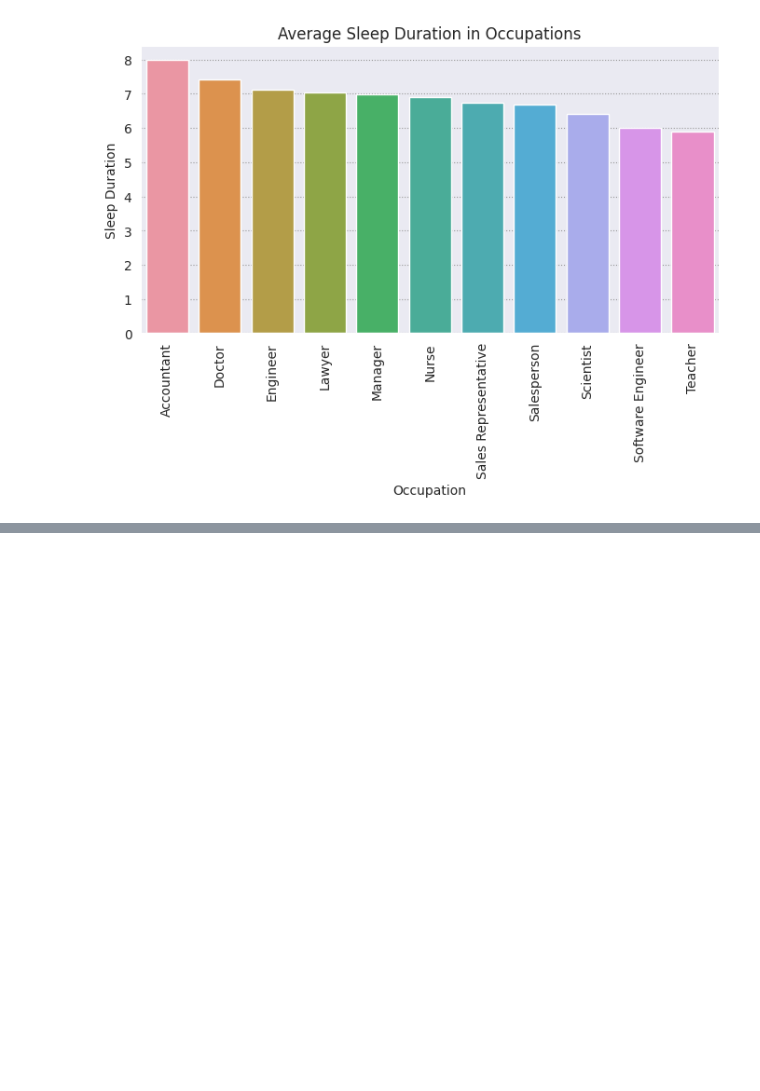
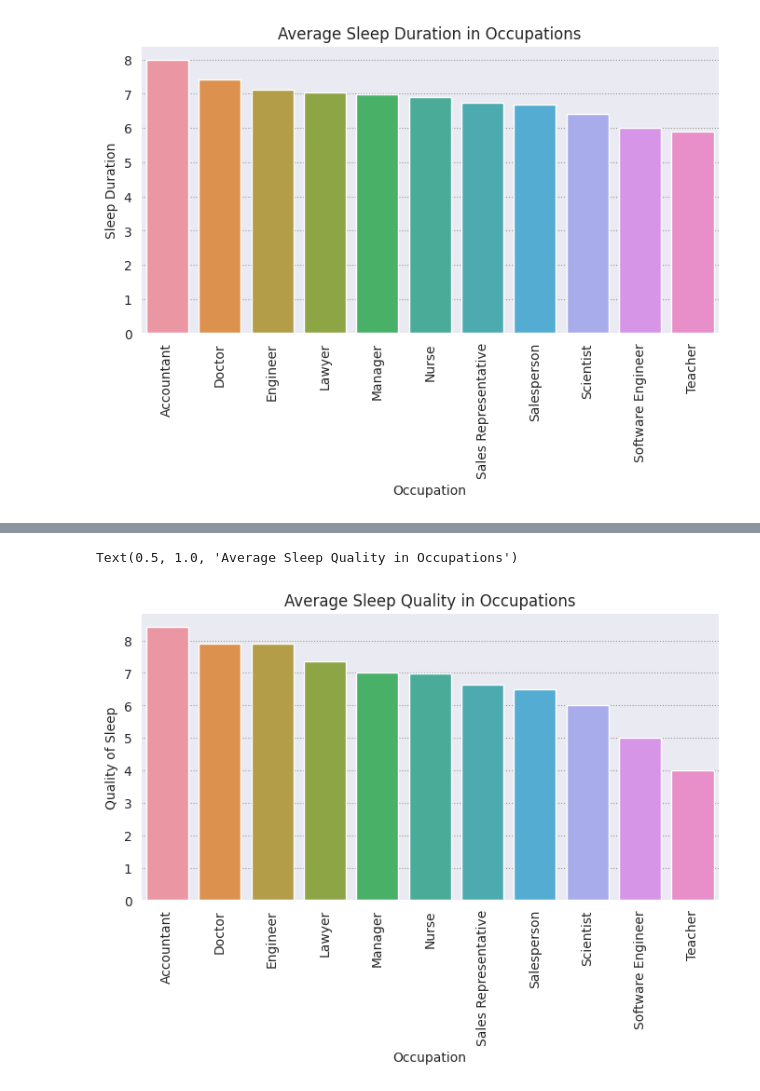
Before and after one commit to MartaSeidler/Kaggle_Sleep_Health_and_Lifestyle, a Jupyter notebook: sleep-health-and-lifestyle.ipynb, the cells around one changed output, grey strips where cells are left out. Drawn from its saved outputs; the diff is of its cells as text; code cells hidden in the pictures; blank space fills up the shorter version.

Commit message:
Kaggle Notebook | Sleep, Health and Lifestyle Data Visualization | Version 7

```diff
--- a/sleep-health-and-lifestyle.ipynb
+++ b/sleep-health-and-lifestyle.ipynb
@@ -307,0 +306,3 @@ Text(0.5, 1.0, 'Average Sleep Duration in Occupations')
+# %%
+occupation_quality_sleep_group = df.groupby('Occupation')['Quality of Sleep'].mean()
+occupation_quality_sleep_group
@@ -307,0 +323,8 @@ Text(0.5, 1.0, 'Average Sleep Duration in Occupations')
+# %%
+plt.figure(figsize=(8, 4))
+sns.barplot(x=occupation_quality_sleep_group.index, y=occupation_quality_sleep_group.sort_values(ascending=False))
+plt.xticks(rotation ='vertical')
+plt.title("Average Sleep Quality in Occupations")
+# %% [output]
+Text(0.5, 1.0, 'Average Sleep Quality in Occupations')
+[figure, added]
```
Also changed, not shown: parts of 3 cells of this notebook.
